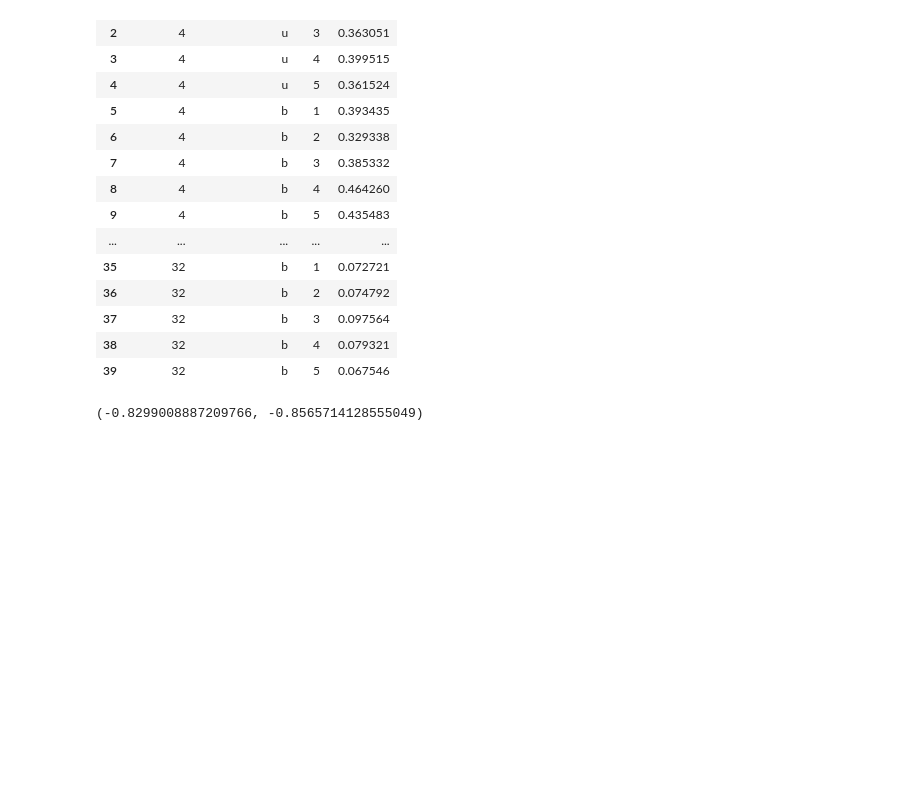
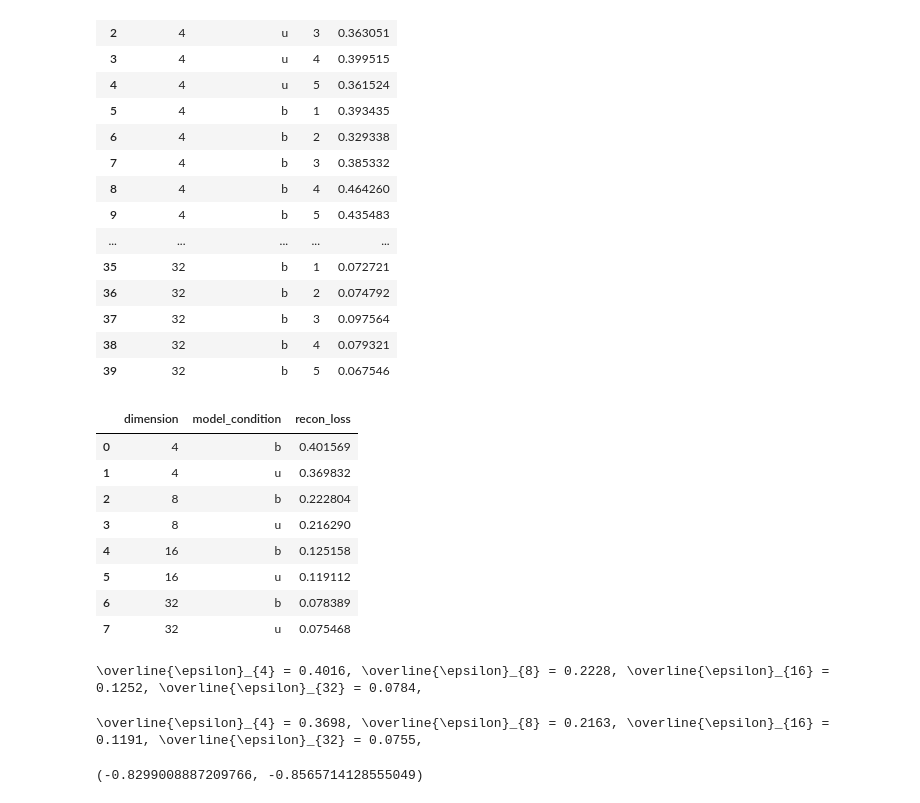
Before and after one commit to Frankalexej/wavln, a Jupyter notebook: C_0T_integrate_mse_crossdim.ipynb, the cells around one changed output. Cells and saved outputs as stored; diff of their text form; code cells hidden in the pictures; blank space fills up the shorter version.

```diff
--- a/C_0T_integrate_mse_crossdim.ipynb
+++ b/C_0T_integrate_mse_crossdim.ipynb
@@ -53,3 +53,18 @@ resultsdf
 | 37 | 32 | b | 3 | 0.097564 |
 | 38 | 32 | b | 4 | 0.079321 |
 | 39 | 32 | b | 5 | 0.067546 |
+# %%
+# Perform the groupby and calculate the mean for the remaining column
+grouped_df = resultsdf.groupby(["dimension", "model_condition"])["recon_loss"].mean().reset_index()
+# %%
+grouped_df
+# %% [output]
+|  | dimension | model_condition | recon_loss |
+| 0 | 4 | b | 0.401569 |
+| 1 | 4 | u | 0.369832 |
+| 2 | 8 | b | 0.222804 |
+| 3 | 8 | u | 0.216290 |
+| 4 | 16 | b | 0.125158 |
+| 5 | 16 | u | 0.119112 |
+| 6 | 32 | b | 0.078389 |
+| 7 | 32 | u | 0.075468 |
@@ -55,0 +79,4 @@ resultsdf
+# %%
+print(outstr)
+# %% [output]
+\overline{\epsilon}_{4} = 0.4016, \overline{\epsilon}_{8} = 0.2228, \overline{\epsilon}_{16} = 0.1252, \overline{\epsilon}_{32} = 0.0784,
@@ -56,3 +88,7 @@ resultsdf
+# %%
+print(outstr)
+# %% [output]
+\overline{\epsilon}_{4} = 0.3698, \overline{\epsilon}_{8} = 0.2163, \overline{\epsilon}_{16} = 0.1191, \overline{\epsilon}_{32} = 0.0755,
 # %%
 bres = resultsdf[resultsdf['model_condition'] == 'b']
 ures = resultsdf[resultsdf['model_condition'] == 'u']
```
Also changed, not shown: parts of 3 cells of this notebook, 3 other files.
